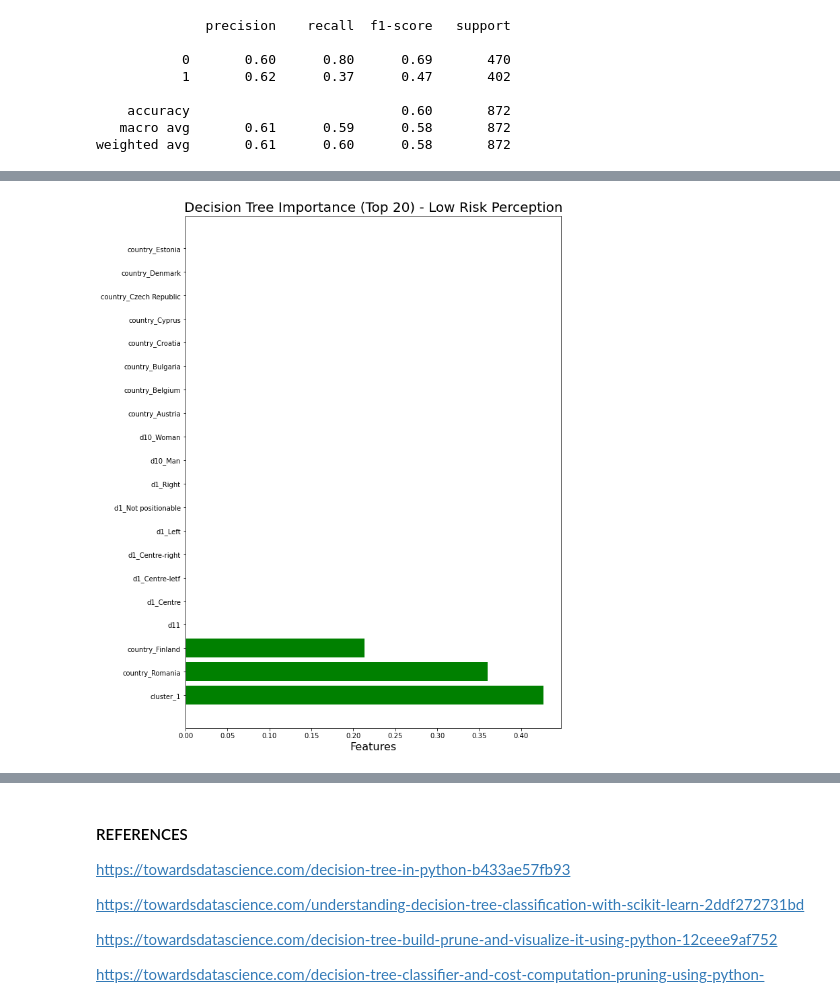
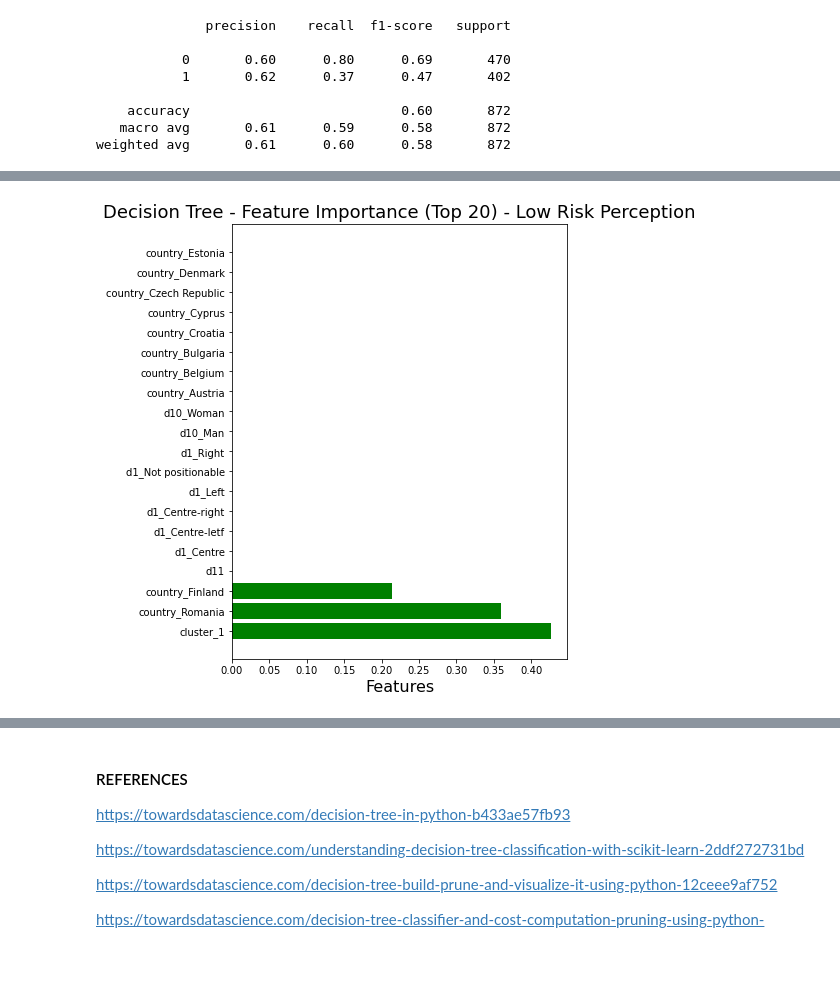
Before and after one commit to claudiagiuspoli/pro-environmental-behaviour, a Jupyter notebook: deciosn tree.ipynb, the cells around one changed output, grey strips where cells are left out. Saved outputs shown, nothing was run; the diff lists cells and outputs as text; code cells hidden in the pictures; blank space fills up the shorter version.

```diff
--- a/deciosn tree.ipynb
+++ b/deciosn tree.ipynb
@@ -460,7 +456,7 @@ ccp_alphas, impurities = path.ccp_alphas, path.impurities
 
 clfs = []
 for ccp_alpha in ccp_alphas:
-    clf = DecisionTreeClassifier(criterion = 'gini' , random_state=seed,ccp_alpha=ccp_alpha, class_weight= {0: 1.56739773 , 1:0.73421448},  max_depth=7, min_samples_split = 8, min_samples_leaf = 2)
+    clf = DecisionTreeClassifier(criterion = 'gini' , random_state=seed,ccp_alpha=ccp_alpha, class_weight= {0: 1.56739773 , 1:0.73421448},  max_depth=7, min_samples_split = 8, min_samples_leaf = 3)
     clf.fit(X_train, y_train)
     clfs.append(clf)
 
@@ -519,7 +515,7 @@ DecisionTreeClassifier(ccp_alpha=0.001345291370309587,
 # %%
 #fit model with best parameters
 
-clf_pruned = DecisionTreeClassifier(criterion = 'gini' , random_state=seed,ccp_alpha=0.001345291370309587, class_weight= {0: 1.56739773 , 1:0.73421448},  max_depth=7, min_samples_split = 8, min_samples_leaf = 2)
+clf_pruned = DecisionTreeClassifier(criterion = 'gini' , random_state=seed,ccp_alpha=0.0022213271836104, class_weight= {0: 1.56739773 , 1:0.73421448},  max_depth=7, min_samples_split = 8, min_samples_leaf = 3)
 clf_pruned.fit(X_train, y_train)
 pred = clf_pruned.predict(X_test)
 accuracy_score(y_test, pred)
@@ -534,4 +530,4 @@ export_graphviz(clf_pruned, out_file=dot_data,
 from pydot import graph_from_dot_data
 (graph, ) = graph_from_dot_data(dot_data.getvalue())
 Image(graph.create_png())
-#graph.write_png('action-prune2.png')
+graph.write_png('action-prune2.png')
@@ -851,21 +827,21 @@ Text(0.5, 15.0, 'Predicted label')
 # %%
 feature_importances = list(zip(X_train, clf_pruned.feature_importances_))
 # Then sort the feature importances by most important first
 feature_importances_ranked = sorted(feature_importances, key = lambda x: x[1], reverse = True)
 # Print out the feature and importances
 #[print('Feature: {:35} Importance: {}'.format(*pair)) for pair in feature_importances_ranked];
 # Plot the top 25 feature importance
 feature_names_20 = [i[0] for i in feature_importances_ranked[:20]]
 y_ticks = np.arange(0, len(feature_names_20))
 x_axis = [i[1] for i in feature_importances_ranked[:20]]
-plt.figure(figsize = (10, 14))
+plt.figure(figsize = (6, 8))
 plt.barh(feature_names_20, x_axis, color = 'g')   #horizontal barplot
-plt.title('Decision Tree Importance (Top 20) - Low Risk Perception',
-          fontdict= {'fontsize' : 20})
+plt.title('Decision Tree - Feature Importance (Top 20) - Low Risk Perception',
+          fontdict= {'fontsize' : 18})
 plt.xlabel('Features',fontdict= {'fontsize' : 16})
 plt.show()
 # %% [output]
-[figure, old version]
+[figure, new version]
 # %%
 imp = pd.read_csv('imp3.csv')
 imp  = imp.sort_values('variable', ascending=True).reset_index(drop=True)
```
Also changed, not shown: parts of 24 cells of this notebook, 5 other files.
